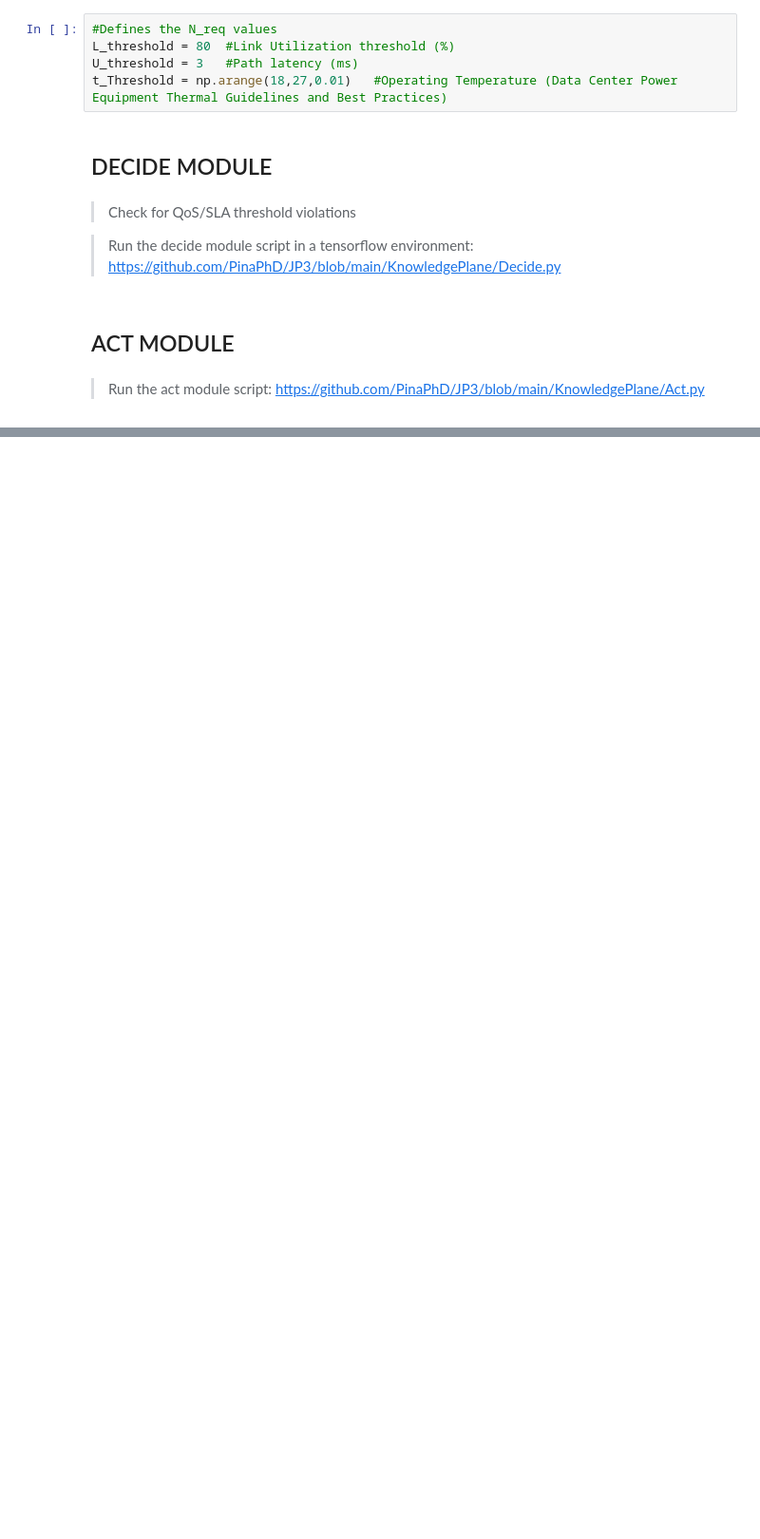
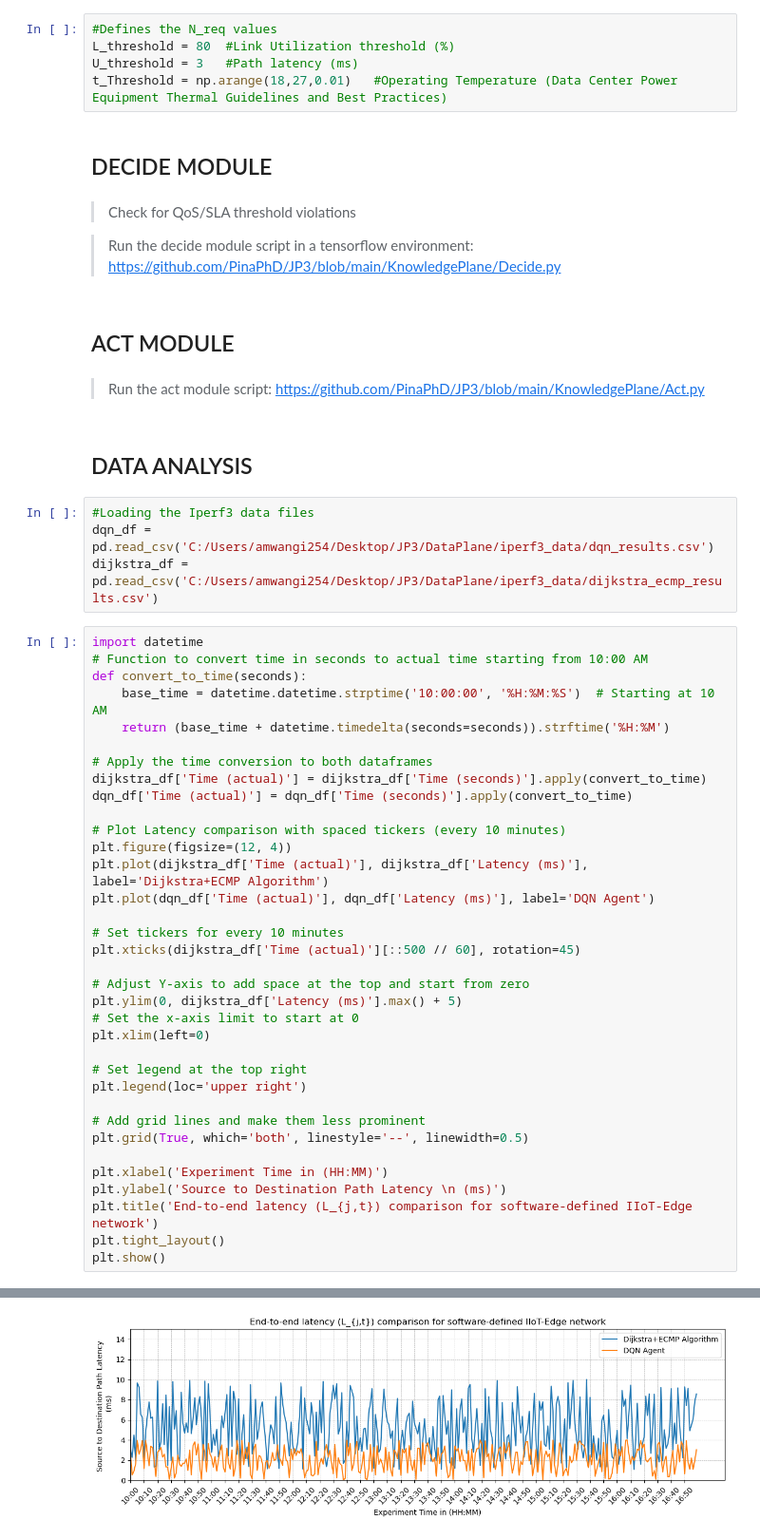
Before and after one commit to PinaPhD/A-threshold-triggered-DQN-self-healing-framework, a Jupyter notebook: KnowledgePlane/Summary.ipynb, the cells around one changed output, grey strips where cells are left out. Shown at 95% size. Saved outputs shown, nothing was run; the diff lists cells and outputs as text; blank space fills up the shorter version.

```diff
--- a/KnowledgePlane/Summary.ipynb
+++ b/KnowledgePlane/Summary.ipynb
@@ -494,3 +506,45 @@ t_Threshold = np.arange(18,27,0.01)   #Operating Temperature (Data Center Power
 ## ACT MODULE
 # %% [markdown]
 > Run the act module script: https://github.com/PinaPhD/JP3/blob/main/KnowledgePlane/Act.py
+# %% [markdown]
+## DATA ANALYSIS
+# %%
+#Loading the Iperf3 data files
+dqn_df = pd.read_csv('C:/Users/amwangi254/Desktop/JP3/DataPlane/iperf3_data/dqn_results.csv')
+dijkstra_df = pd.read_csv('C:/Users/amwangi254/Desktop/JP3/DataPlane/iperf3_data/dijkstra_ecmp_results.csv')
+# %%
+import datetime
+# Function to convert time in seconds to actual time starting from 10:00 AM
+def convert_to_time(seconds):
+    base_time = datetime.datetime.strptime('10:00:00', '%H:%M:%S')  # Starting at 10 AM
+    return (base_time + datetime.timedelta(seconds=seconds)).strftime('%H:%M')
+
+# Apply the time conversion to both dataframes
+dijkstra_df['Time (actual)'] = dijkstra_df['Time (seconds)'].apply(convert_to_time)
+dqn_df['Time (actual)'] = dqn_df['Time (seconds)'].apply(convert_to_time)
+
+# Plot Latency comparison with spaced tickers (every 10 minutes)
+plt.figure(figsize=(12, 4))
+plt.plot(dijkstra_df['Time (actual)'], dijkstra_df['Latency (ms)'], label='Dijkstra+ECMP Algorithm')
+plt.plot(dqn_df['Time (actual)'], dqn_df['Latency (ms)'], label='DQN Agent')
+
+# Set tickers for every 10 minutes
+plt.xticks(dijkstra_df['Time (actual)'][::500 // 60], rotation=45)
+
+# Adjust Y-axis to add space at the top and start from zero
+plt.ylim(0, dijkstra_df['Latency (ms)'].max() + 5)
+# Set the x-axis limit to start at 0
+plt.xlim(left=0)
+
+# Set legend at the top right
+plt.legend(loc='upper right')
+
+# Add grid lines and make them less prominent
+plt.grid(True, which='both', linestyle='--', linewidth=0.5)
+
+plt.xlabel('Experiment Time in (HH:MM)')
+plt.ylabel('Source to Destination Path Latency \n (ms)')
+plt.title('End-to-end latency (L_{j,t}) comparison for software-defined IIoT-Edge network')
+plt.tight_layout()
+plt.show()
+# %% [output]
@@ -497,3 +556,4 @@ t_Threshold = np.arange(18,27,0.01)   #Operating Temperature (Data Center Power
+[figure, added]
 # %% [markdown]
 ---
 
```
Also changed, not shown: parts of 7 cells of this notebook, 6 other files.
